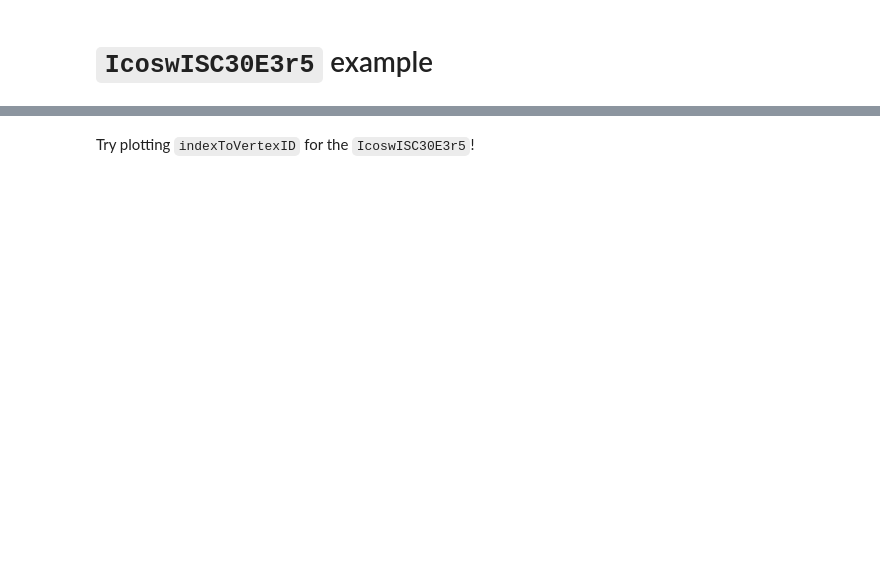
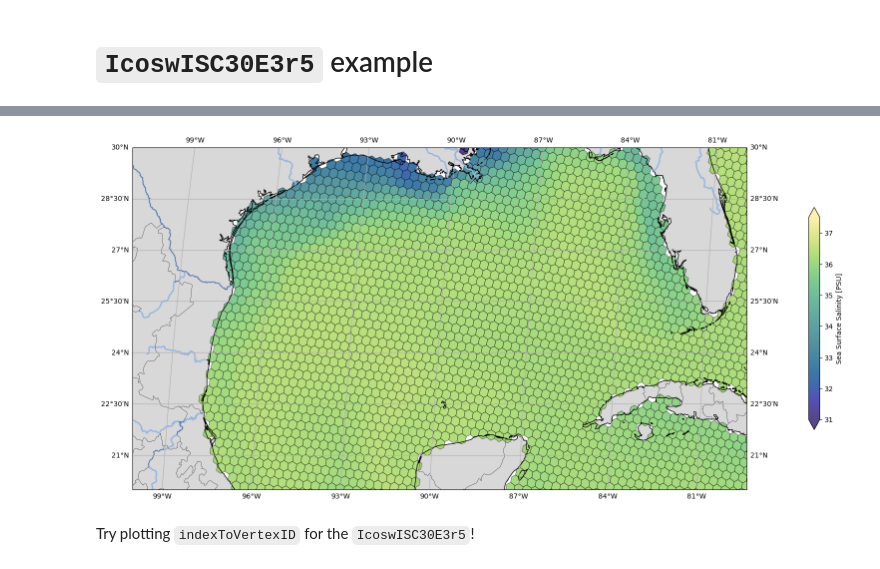
Before and after one commit to andrewdnolan/mosaic-examples, a Jupyter notebook: mosaic_demo.ipynb, the cells around one changed output, grey strips where cells are left out. Cells and saved outputs as stored; diff of their text form; code cells hidden in the pictures; blank space fills up the shorter version.

```diff
--- a/mosaic_demo.ipynb
+++ b/mosaic_demo.ipynb
@@ -127 +153,26 @@ Wall time: 29.8 s
 [figure]
+# %%
+%%time
+
+# create the figure and a GeoAxis
+fig, ax = plt.subplots(figsize=(15, 9), constrained_layout=True,
+                       subplot_kw=dict(projection=projection))
+
+# using the *existing* `Descriptor` object we created created above,
+# we can plot varibales at all locations (i.e. cell, edge, and vertex values)
+collection = mosaic.polypcolor(ax, icos_descriptor, icos_ds.salinitySurfaceValue,
+                               antialiaseds=True, cmap="cmo.haline", alpha=0.8,
+                               vmin=31, vmax=37.5, ec='k', lw=0.5)
+
+
+ax.add_feature(cfeature.LAND, facecolor='gray', alpha=0.3)
+ax.add_feature(cfeature.COASTLINE)
+ax.add_feature(cfeature.BORDERS)
+ax.add_feature(cfeature.RIVERS, lw=2)
+ax.add_feature(cfeature.STATES, lw=0.2)
+
+#GoM Extent
+ax.set_extent([-100., -80., 20, 30.], ccrs.PlateCarree())
+ax.gridlines(draw_labels=True, dms=True, x_inline=False, y_inline=False)
+fig.colorbar(collection, extend='both', shrink=0.5, label="Sea Surface Salinity [PSU]");
+# %% [output]
@@ -128,2 +181,3 @@ Wall time: 29.8 s
+[figure, added]
 # %% [markdown]
 Try plotting `indexToVertexID` for the `IcoswISC30E3r5`!
```
Also changed, not shown: parts of 5 cells of this notebook.
